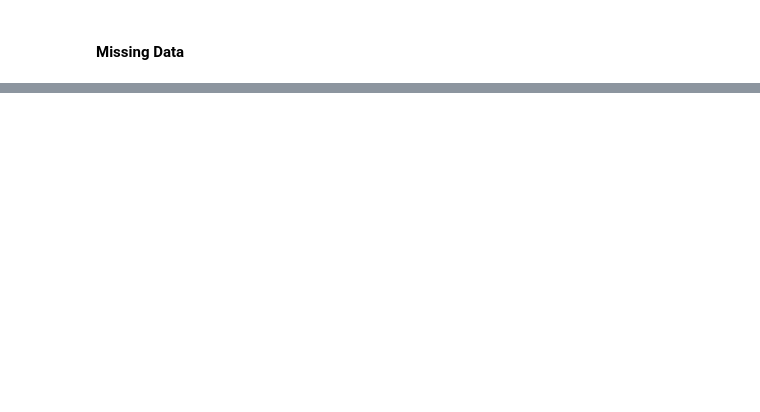
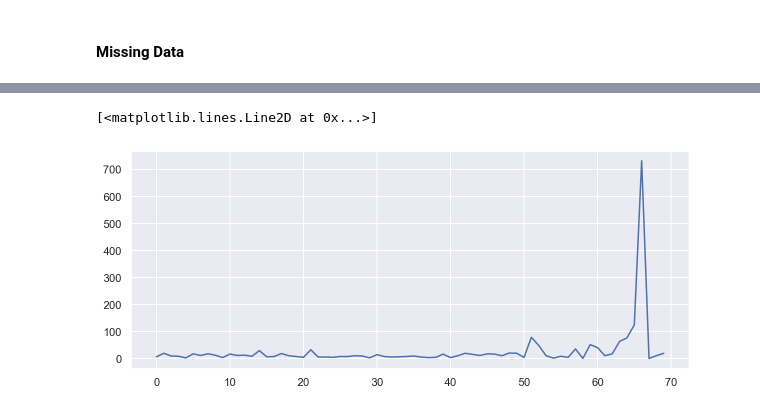
Before and after one commit to AntonyWalsh/S2CA2, a Jupyter notebook: Sentiment and Time Series.ipynb, the cells around one changed output, grey strips where cells are left out. Saved outputs shown, nothing was run; the diff lists cells and outputs as text; code cells hidden in the pictures; blank space fills up the shorter version.

```diff
--- a/Sentiment and Time Series.ipynb
+++ b/Sentiment and Time Series.ipynb
@@ -244,0 +331,8 @@ plt.show()
+# %%
+#Plot the training data pattern
+plt.figure(figsize=(10,4))
+sns.set(font_scale=1)
+plt.plot(train)
+# %% [output]
+[<matplotlib.lines.Line2D at 0x...>]
+[figure, added]
```
Also changed, not shown: parts of 47 cells of this notebook, 1 other file.
